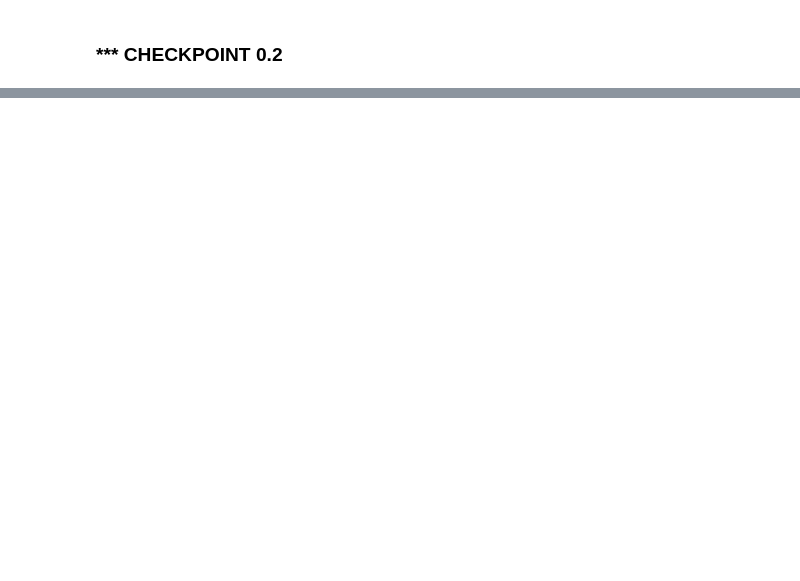
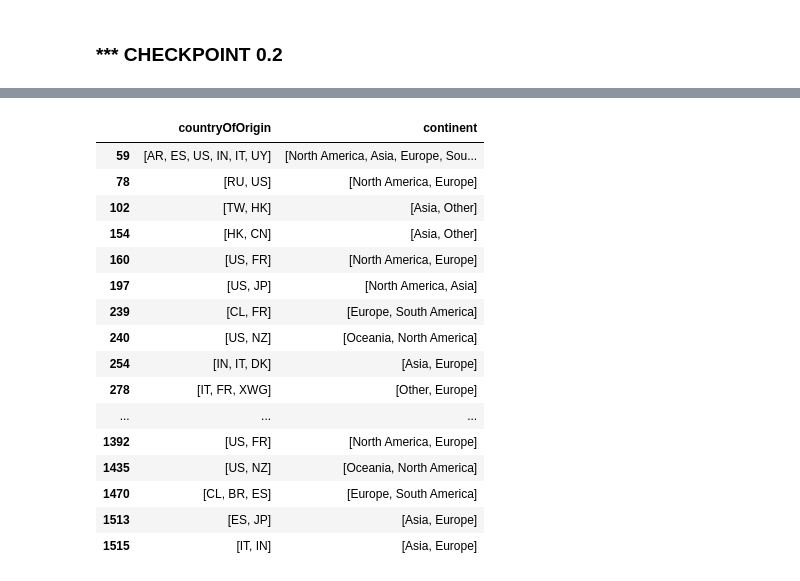
Before and after one commit to drizzello/DataMining2, a Jupyter notebook: EDA.ipynb, the cells around one changed output, grey strips where cells are left out. Saved outputs shown, nothing was run; the diff lists cells and outputs as text; code cells hidden in the pictures; blank space fills up the shorter version.

```diff
--- a/EDA.ipynb
+++ b/EDA.ipynb
@@ -1040,0 +682,22 @@ df = load_latest_backup()
+# %%
+multi_continent_rows = df[df['continent'].apply(lambda x: len(x) > 1)]
+
+multi_continent_rows[['countryOfOrigin', 'continent']].head(30)
+# %% [output]
+|  | countryOfOrigin | continent |
+| 59 | [AR, ES, US, IN, IT, UY] | [North America, Asia, Europe, Sou... |
+| 78 | [RU, US] | [North America, Europe] |
+| 102 | [TW, HK] | [Asia, Other] |
+| 154 | [HK, CN] | [Asia, Other] |
+| 160 | [US, FR] | [North America, Europe] |
+| 197 | [US, JP] | [North America, Asia] |
+| 239 | [CL, FR] | [Europe, South America] |
+| 240 | [US, NZ] | [Oceania, North America] |
+| 254 | [IN, IT, DK] | [Asia, Europe] |
+| 278 | [IT, FR, XWG] | [Other, Europe] |
+| ... | ... | ... |
+| 1392 | [US, FR] | [North America, Europe] |
+| 1435 | [US, NZ] | [Oceania, North America] |
+| 1470 | [CL, BR, ES] | [Europe, South America] |
+| 1513 | [ES, JP] | [Asia, Europe] |
+| 1515 | [IT, IN] | [Asia, Europe] |
```
Also changed, not shown: parts of 123 cells of this notebook.
